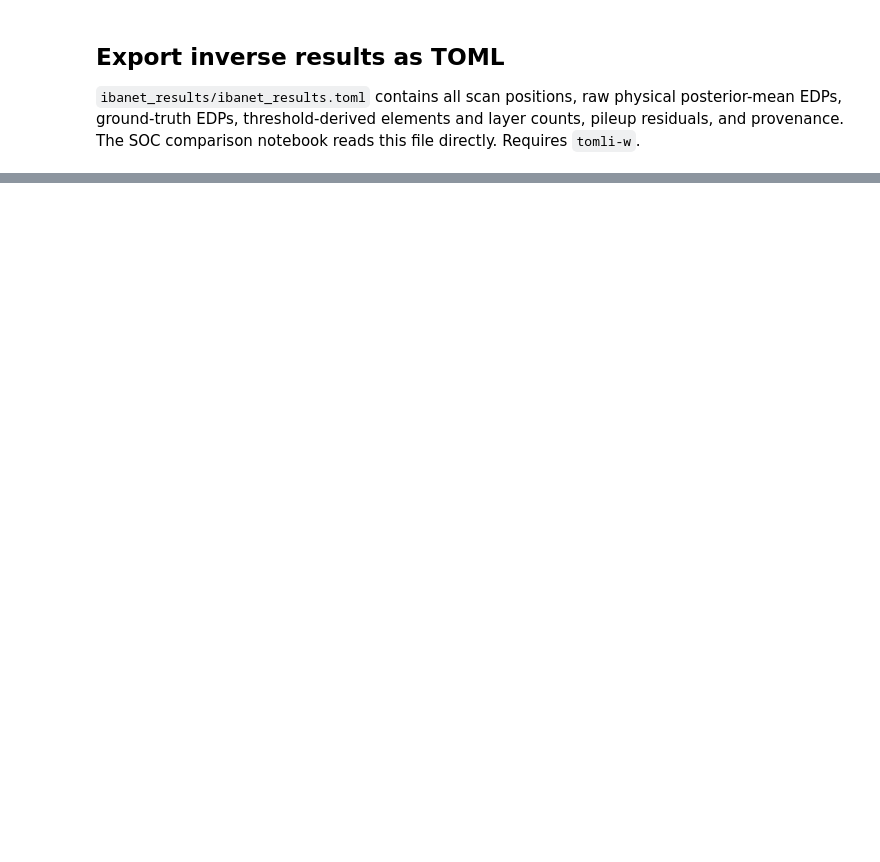
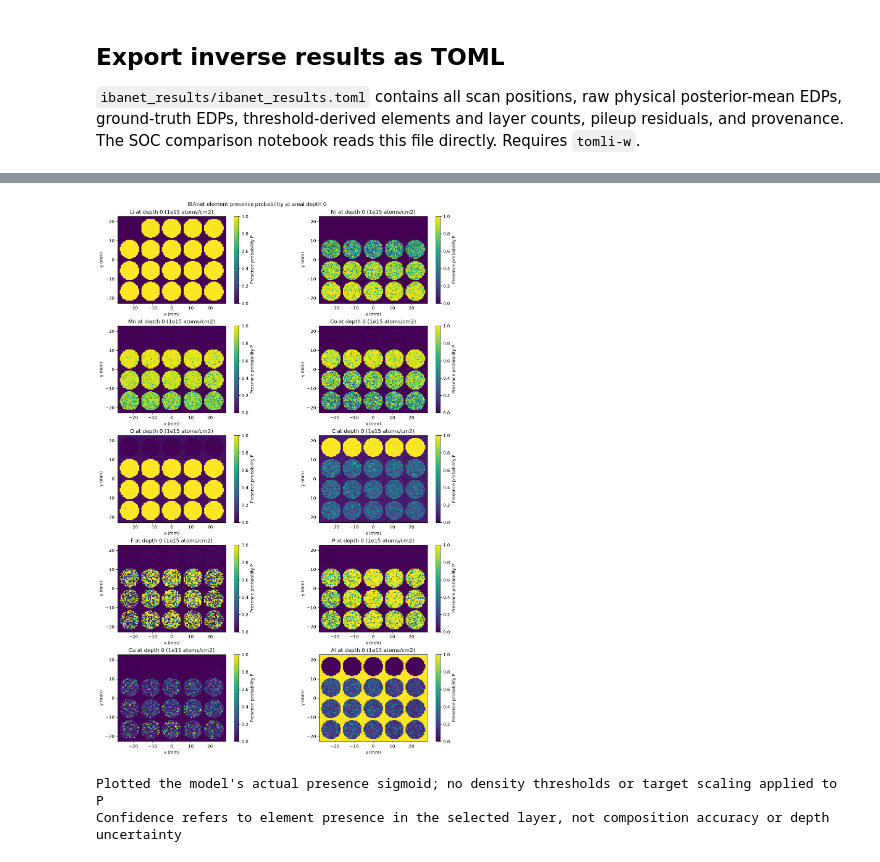
Before and after one commit to khoirulmuzakka/iBeamLab, a Jupyter notebook: examples/datasets/NMC_simulated/model_test/ibanet_test.ipynb, the cells around one changed output, grey strips where cells are left out. Drawn from its saved outputs; the diff is of its cells as text; code cells hidden in the pictures; blank space fills up the shorter version.

```diff
--- a/examples/datasets/NMC_simulated/model_test/ibanet_test.ipynb
+++ b/examples/datasets/NMC_simulated/model_test/ibanet_test.ipynb
@@ -566,0 +671,73 @@ else:
+# %%
+# The deployed graph exposes P*Y, but its exact presence sigmoid remains
+# inside ONNX. Expose that tensor in memory; never modify the model ZIP.
+import onnx  # Install with: %pip install onnx
+from onnx import helper, TensorProto
+
+with zipfile.ZipFile(MODEL_PATH) as archive:
+    probability_graph = onnx.load_from_string(archive.read(manifest["model"]["onnx_file"]))
+probability_tensor = manifest.get("inverse", {}).get("presence_probability_output_name")
+if not probability_tensor:
+    # Compatibility with older mean-only IBAnet exports.
+    producers = {output: node for node in probability_graph.graph.node for output in node.output}
+    point_node = producers[manifest["model"]["output_name"]]
+    if point_node.op_type == "Flatten":
+        point_node = producers[point_node.input[0]]
+    if point_node.op_type != "Mul":
+        raise ValueError("Cannot identify the exported P*Y product; export presence probabilities explicitly")
+    probability_nodes = [producers[name] for name in point_node.input
+                         if name in producers and producers[name].op_type == "Sigmoid"]
+    slab_nodes = [producers[name] for name in point_node.input
+                  if name in producers and producers[name].op_type == "Softplus"]
+    if len(probability_nodes) != 1 or len(slab_nodes) != 1:
+        raise ValueError("Cannot identify the Gaussian mean and presence sigmoid in this model")
+    probability_tensor = probability_nodes[0].output[0]
+    probability_graph.graph.output.append(helper.make_tensor_value_info(
+        probability_tensor, TensorProto.FLOAT, [None, max_layers, len(elements)]))
+onnx.checker.check_model(probability_graph)
+probability_options = ort.SessionOptions()
+probability_options.intra_op_num_threads = 4
+probability_session = ort.InferenceSession(probability_graph.SerializeToString(),
+                                         sess_options=probability_options,
+                                         providers=["CPUExecutionProvider"])
+presence_parts = []
+for start in range(0, len(inputs), INFERENCE_BATCH_SIZE):
+    point_estimate, probabilities = probability_session.run(
+        [manifest["model"]["output_name"], probability_tensor],
+        {manifest["model"]["input_name"]: inputs[start:start + INFERENCE_BATCH_SIZE]})
+    # Ensure these probabilities come from the same model/inputs as the EDP maps.
+    np.testing.assert_allclose(point_estimate.reshape(-1, max_layers, len(elements)) / output_scale,
+                               predicted[start:start + INFERENCE_BATCH_SIZE], rtol=2e-4, atol=1e-3)
+    presence_parts.append(probabilities.reshape(-1, max_layers, len(elements)))
+presence_probabilities = np.concatenate(presence_parts, axis=0)
+if (presence_probabilities.shape != predicted.shape or
+        not np.isfinite(presence_probabilities).all() or
+        np.any((presence_probabilities < 0) | (presence_probabilities > 1))):
+    raise ValueError("Invalid model presence probabilities")
+
+# Select the same physical layer as the atomic-fraction map at this depth.
+confidence_thickness = predicted.astype(np.float64).sum(axis=2)
+confidence_eligible = ((confidence_thickness > 0) &
+                       (np.cumsum(confidence_thickness, axis=1) > HEATMAP_DEPTH))
+confidence_covered = confidence_eligible.any(axis=1)
+confidence_layers = confidence_eligible.argmax(axis=1)
+confidence_at_depth = np.full((len(predicted), len(elements)), np.nan)
+confidence_rows = np.flatnonzero(confidence_covered)
+confidence_at_depth[confidence_rows] = presence_probabilities[
+    confidence_rows, confidence_layers[confidence_rows]]
+np.testing.assert_array_equal(confidence_covered, heatmap_covered)
+plot_atomic_fraction_heatmaps(confidence_at_depth, "IBAnet element presence probability",
+                             f"presence_probability_heatmaps_depth_{depth_tag}.png",
+                             colorbar_label="Presence probability P", fixed_vmax=1.0)
+np.savez_compressed(OUT / f"presence_probabilities_depth_{depth_tag}.npz",
+                    names=np.asarray(names), xy_mm=xy, elements=np.asarray(elements),
+                    depth=HEATMAP_DEPTH, probability=confidence_at_depth,
+                    covered=confidence_covered, layer_indices=confidence_layers,
+                    all_layer_probabilities=presence_probabilities,
+                    model_sha256=hashlib.sha256(MODEL_PATH.read_bytes()).hexdigest())
+print("Plotted the model's actual presence sigmoid; no density thresholds or target scaling applied to P")
+print("Confidence refers to element presence in the selected layer, not composition accuracy or depth uncertainty")
+# %% [output]
+[figure, added]
+Plotted the model's actual presence sigmoid; no density thresholds or target scaling applied to P
+Confidence refers to element presence in the selected layer, not composition accuracy or depth uncertainty
```
Also changed, not shown: parts of 14 cells of this notebook, 14 other files.
